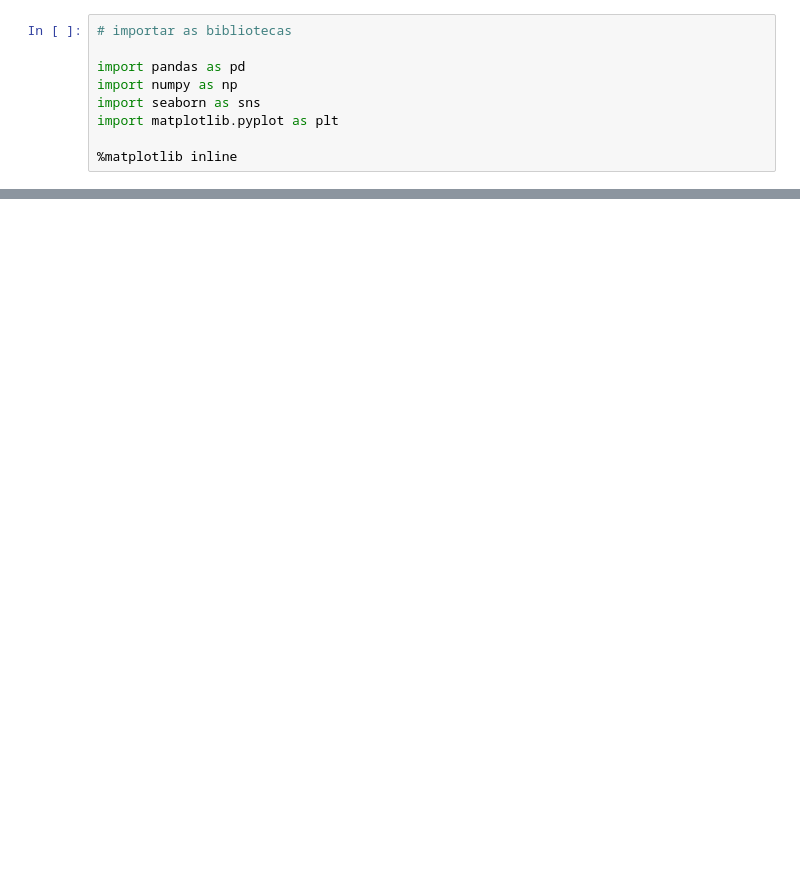
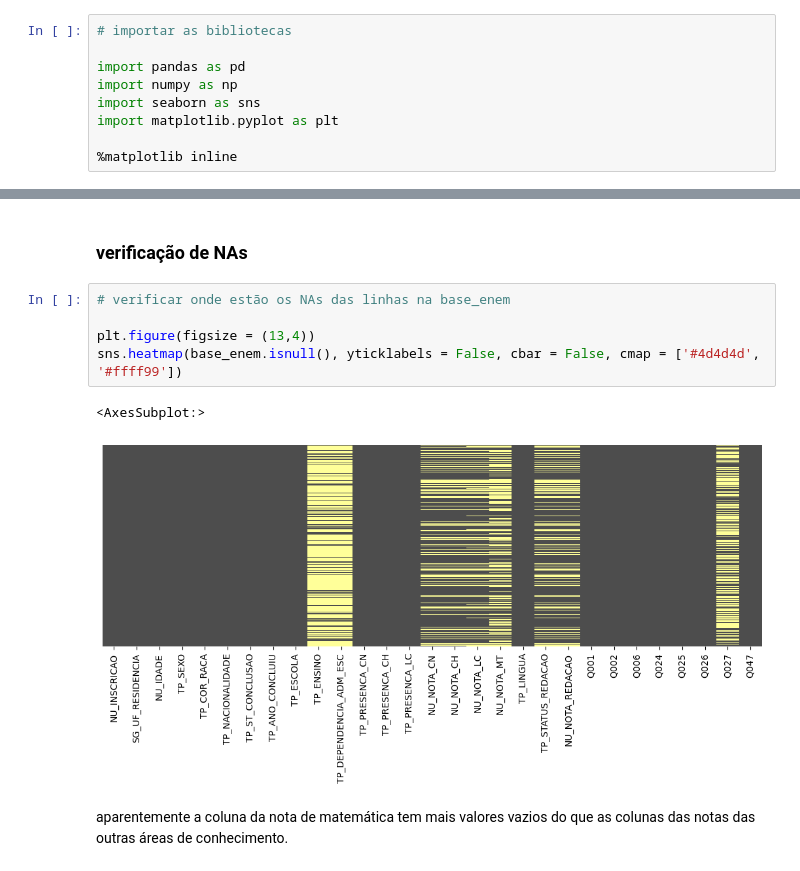
Before and after one commit to leticiafaria7/case-enem, a Jupyter notebook: analises-enem.ipynb, the cells around one changed output, grey strips where cells are left out. Saved outputs shown, nothing was run; the diff lists cells and outputs as text; blank space fills up the shorter version.

```diff
--- a/analises-enem.ipynb
+++ b/analises-enem.ipynb
@@ -38,0 +86,12 @@ dicionario_colunas.head()
+# %% [markdown]
+### verificação de NAs
+# %%
+# verificar onde estão os NAs das linhas na base_enem
+
+plt.figure(figsize = (13,4))
+sns.heatmap(base_enem.isnull(), yticklabels = False, cbar = False, cmap = ['#4d4d4d', '#ffff99'])
+# %% [output]
+<AxesSubplot:>
+[figure, added]
+# %% [markdown]
+aparentemente a coluna da nota de matemática tem mais valores vazios do que as colunas das notas das outras áreas de conhecimento.
```
Also changed, not shown: parts of 12 cells of this notebook, 1 other file.
